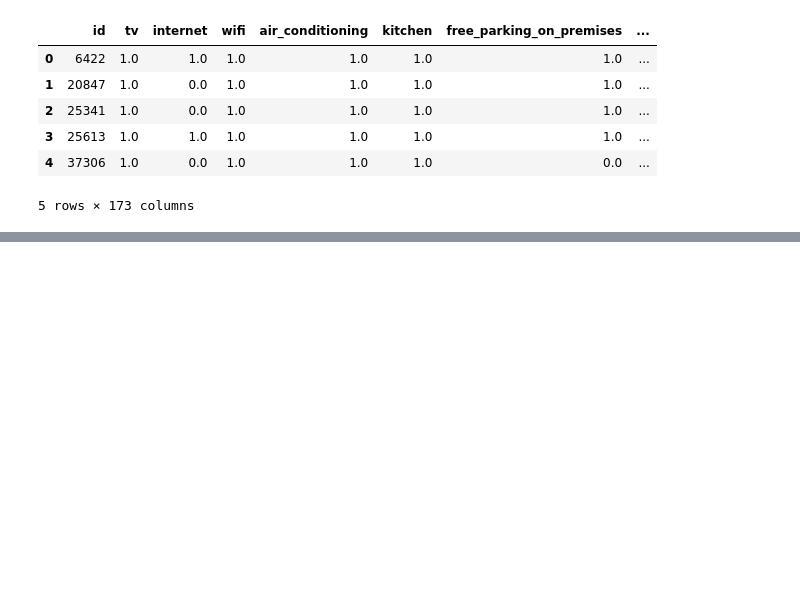
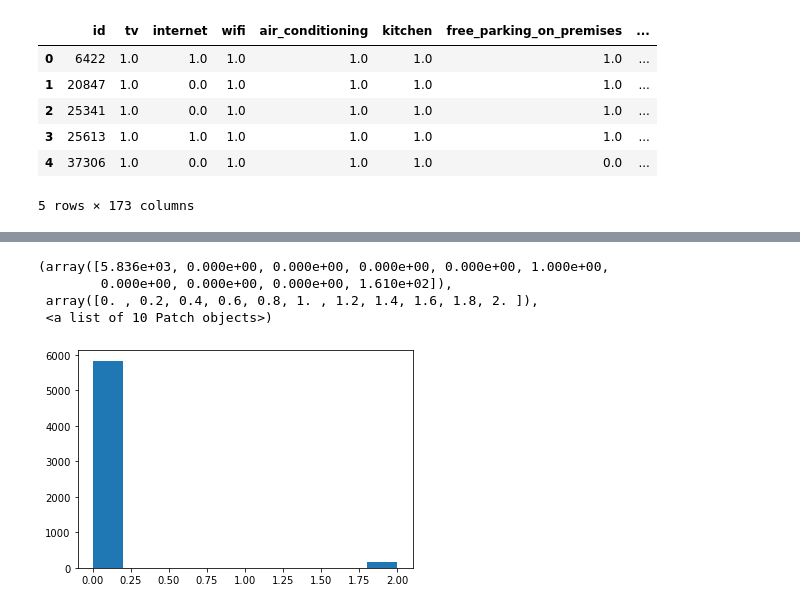
Before and after one commit to whitneylosinski/Eat.Sleep.Data, a Jupyter notebook: Parsed_Amenities.ipynb, the cells around one changed output, grey strips where cells are left out. Saved outputs shown, nothing was run; the diff lists cells and outputs as text; code cells hidden in the pictures; blank space fills up the shorter version.

```diff
--- a/Parsed_Amenities.ipynb
+++ b/Parsed_Amenities.ipynb
@@ -61,0 +114,5 @@ amenities_df.head()
+# %%
+# Any values of the new "Kitchen_Summed" column which are less than 4, replace as 0 and if 4 or more replace as a 1
+# In other words, if there are at least 4 kitchen-related amenities in a particular airbnb, we will count it as a 1.  Otherwise, we will treat as not having amenities.
+amenities_df["Kitchen_Grouped_Binary"] = amenities_df["Kitchen_Summed"].replace({0:0, 1:0, 2:0, 3:0, 4:1, 5:1, 6:1, 7:1, 8:1})
+amenities_df["Kitchen_Grouped_Binary"]
@@ -61,0 +132,3 @@ amenities_df.head()
+# %%
+# Drop the old columns:
+amenities_df = amenities_df.drop(columns=["Kitchen_Summed", "dishes_and_silverware", "refrigerator", "oven", "coffee_maker", "stove", "microwave", "dishwasher", "cooking_basics"])
@@ -61,0 +137,12 @@ amenities_df.head()
+# %%
+# Sum the values from all the bathroom-related columns into one "Bathroom_Grouped" column:
+amenities_df["Bathroom_Summed"] = amenities_df[["bathroom_essentials", "bath_towel"]].sum(axis=1)
+
+#See a histogram for values:
+plt.hist(amenities_df["Bathroom_Summed"])
+# %% [output]
+(array([5.836e+03, 0.000e+00, 0.000e+00, 0.000e+00, 0.000e+00, 1.000e+00,
+        0.000e+00, 0.000e+00, 0.000e+00, 1.610e+02]),
+ array([0. , 0.2, 0.4, 0.6, 0.8, 1. , 1.2, 1.4, 1.6, 1.8, 2. ]),
+ <a list of 10 Patch objects>)
+[figure, added]
```
Also changed, not shown: parts of 17 cells of this notebook.
